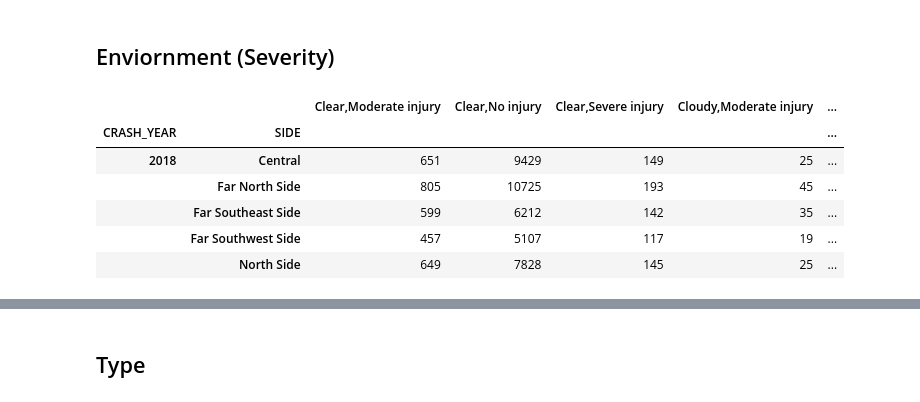
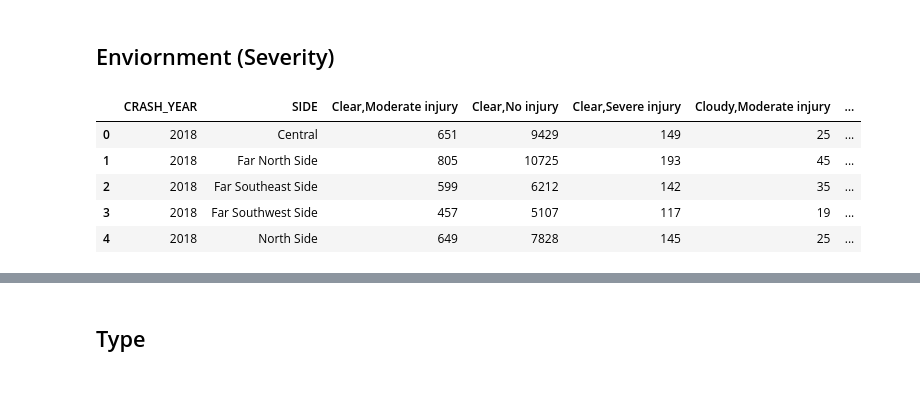
Before and after one commit to eddyyet/Crashes, a Jupyter notebook: src/data/data_slicing.ipynb, the cells around one changed output, grey strips where cells are left out. Drawn from its saved outputs; the diff is of its cells as text; code cells hidden in the pictures.

Commit message:
Data (environment - injury)

```diff
--- a/src/data/data_slicing.ipynb
+++ b/src/data/data_slicing.ipynb
@@ -229,41 +229,42 @@ weather_dict = {
   'BLOWING SNOW': 'Rain/Snow',
   'CLEAR': 'Clear',
   'CLOUDY/OVERCAST': 'Cloudy',
   'FOG/SMOKE/HAZE': 'Other/Unknown weather',
   'FREEZING RAIN/DRIZZLE': 'Rain/Snow',
   'OTHER': 'Other/Unknown weather',
   'RAIN': 'Rain/Snow',
   'SEVERE CROSS WIND GATE': 'Other/Unknown weather',
   'SLEET/HAIL': 'Rain/Snow',
   'SNOW': 'Rain/Snow',
   'UNKNOWN': 'Other/Unknown weather'
 }
 
 injury_dict = {
   'FATAL': 'Severe injury',
   'INCAPACITATING INJURY': 'Severe injury',
   'NO INDICATION OF INJURY': 'No injury',
   'NONINCAPACITATING INJURY': 'Moderate injury',
   'REPORTED, NOT EVIDENT': 'No injury'
 }
 
 weather['WEATHER_GRP'] = weather['WEATHER_CONDITION'].map(weather_dict)
 weather['INJURY_GRP'] = weather['MOST_SEVERE_INJURY'].map(injury_dict)
 
 weather_inju = weather.pivot_table(values='CRASH_RECORD_ID', index=['CRASH_YEAR','SIDE'], columns=['WEATHER_GRP','INJURY_GRP'], aggfunc='count', fill_value=0)
-weather_inju.columns = ['Clear,Moderate injury', 'Clear,No injury', 'Clear,Severe injury', \
+weather_inju.reset_index(inplace=True)
+weather_inju.columns = ['CRASH_YEAR','SIDE', \
+                        'Clear,Moderate injury', 'Clear,No injury', 'Clear,Severe injury', \
                         'Cloudy,Moderate injury', 'Cloudy,No injury', 'Cloudy,Severe injury', \
                         'Other/Unknown weather,Moderate injury', 'Other/Unknown weather,No injury', 'Other/Unknown weather,Severe injury', \
                         'Rain/Snow,Moderate injury', 'Rain/Snow,No injury', 'Rain/Snow,Severe injury']
 weather_inju.head()
 # %% [output]
-|  |  | Clear,Moderate injury | Clear,No injury | Clear,Severe injury | Cloudy,Moderate injury | ... |
-| CRASH_YEAR | SIDE |  |  |  |  | ... |
-| 2018 | Central | 651 | 9429 | 149 | 25 | ... |
-|  | Far North Side | 805 | 10725 | 193 | 45 | ... |
-|  | Far Southeast Side | 599 | 6212 | 142 | 35 | ... |
-|  | Far Southwest Side | 457 | 5107 | 117 | 19 | ... |
-|  | North Side | 649 | 7828 | 145 | 25 | ... |
+|  | CRASH_YEAR | SIDE | Clear,Moderate injury | Clear,No injury | Clear,Severe injury | Cloudy,Moderate injury | ... |
+| 0 | 2018 | Central | 651 | 9429 | 149 | 25 | ... |
+| 1 | 2018 | Far North Side | 805 | 10725 | 193 | 45 | ... |
+| 2 | 2018 | Far Southeast Side | 599 | 6212 | 142 | 35 | ... |
+| 3 | 2018 | Far Southwest Side | 457 | 5107 | 117 | 19 | ... |
+| 4 | 2018 | North Side | 649 | 7828 | 145 | 25 | ... |
 # %%
 # extract the environmental conditions
 lighting = df[['CRASH_YEAR','SIDE','CRASH_RECORD_ID','LIGHTING_CONDITION','MOST_SEVERE_INJURY']]
```
Also changed, not shown: parts of 3 cells of this notebook.
